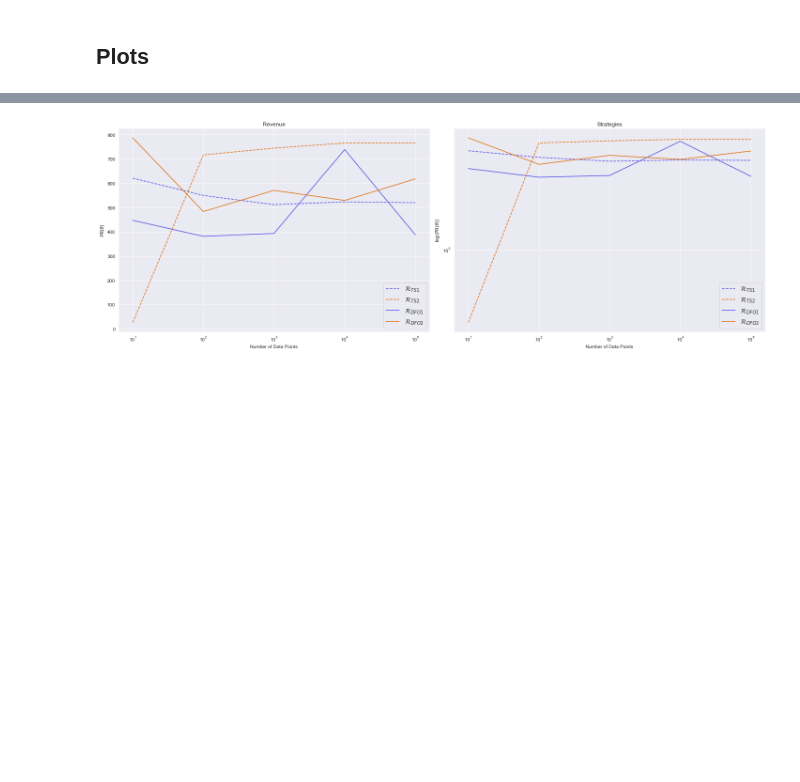
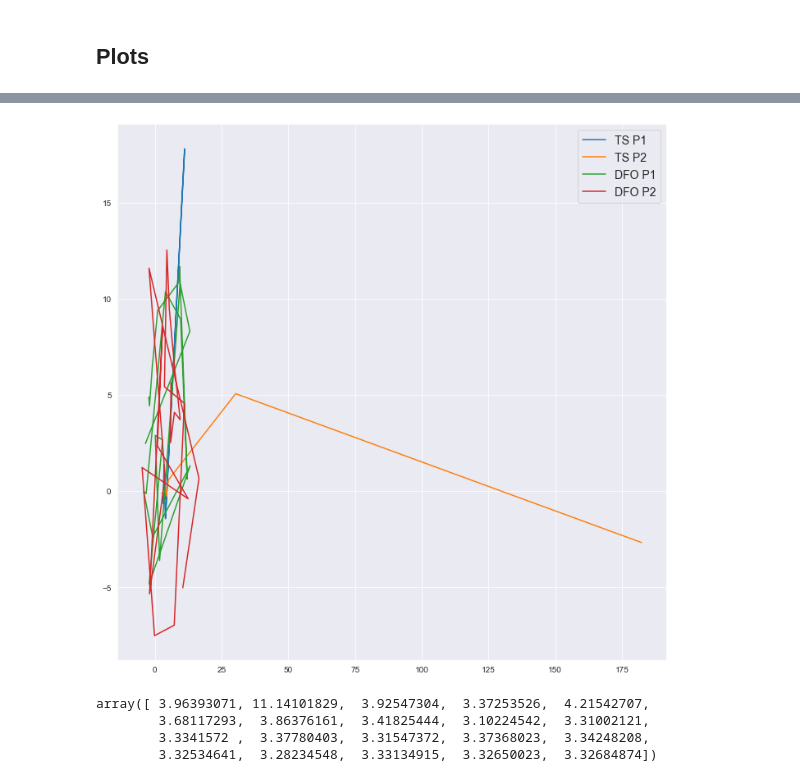
Before and after one commit to evanjfaulkner/DD-Games, a Jupyter notebook: Uber Lyft Simulation/Uber_vs_Lyft_sim.ipynb, the cells around one changed output, grey strips where cells are left out. Saved outputs shown, nothing was run; the diff lists cells and outputs as text; code cells hidden in the pictures; blank space fills up the shorter version.

```diff
--- a/Uber Lyft Simulation/Uber_vs_Lyft_sim.ipynb
+++ b/Uber Lyft Simulation/Uber_vs_Lyft_sim.ipynb
@@ -345,55 +420,22 @@ theta_2_dfo =
-# %%
-plt.figure(figsize=(20,7))
-plt.subplot(1,2,1)
-plt.semilogx(num_rounds_lst, -np.squeeze(p1_risks),
-             '--', color='#5553E6', label=r'$\mathcal{R}_{TS1}$')
-plt.semilogx(num_rounds_lst, -np.squeeze(p2_risks),
-             '--', color='#E07110', label=r'$\mathcal{R}_{TS2}$')
-
-plt.semilogx(num_rounds_lst, -np.squeeze(p3_risks),
-             '-', color='#5553E6', label=r'$\mathcal{R}_{DFO1}$')
-plt.semilogx(num_rounds_lst, -np.squeeze(p4_risks),
-             '-', color='#E07110', label=r'$\mathcal{R}_{DFO2}$')
-
-plt.xlabel("Number of Data Points")
-plt.ylabel(r"$PR(\theta)$")
-plt.title("Revenue")
-plt.legend(fontsize=14)
-
-plt.subplot(1,2,2)
-plt.loglog(num_rounds_lst, -np.squeeze(p1_risks),
-           '--', color='#5553E6', label=r'$\mathcal{R}_{TS1}$')
-plt.loglog(num_rounds_lst, -np.squeeze(p2_risks),
-           '--', color='#E07110', label=r'$\mathcal{R}_{TS2}$')
-
-plt.loglog(num_rounds_lst, -np.squeeze(p3_risks),
-           '-', color='#5553E6', label=r'$\mathcal{R}_{DFO1}$')
-plt.loglog(num_rounds_lst, -np.squeeze(p4_risks),
-           '-', color='#E07110', label=r'$\mathcal{R}_{DFO2}$')
-
-plt.xlabel("Number of Data Points")
-plt.ylabel(r"$\log(PR(\theta))$")
-plt.title('Revenue')
-plt.legend(fontsize=14)
-
-# plt.subplot(1,3,3)
-# plt.semilogx(num_rounds_lst, np.squeeze(theta_final_p1),
-#            '--', color='#5553E6', label=r'$\theta_{TS1}$')
-# plt.semilogx(num_rounds_lst, np.squeeze(theta_final_p2),
-#            '--', color='#E07110', label=r'$\theta_{TS2}$')
-
-# plt.semilogx(num_rounds_lst, np.squeeze(theta_final_p3),
-#            '-', color='#5553E6', label=r'$\theta_{DFO1}$')
-# plt.semilogx(num_rounds_lst, np.squeeze(theta_final_p4),
-#            '-', color='#E07110', label=r'$\theta_{DFO2}$')
-
-# plt.ylim(-10,10)
-plt.xlabel("Number of Data Points")
-plt.ylabel(r"$\log(PR(\theta))$")
-plt.title('Strategies')
-plt.legend(fontsize=14)
-plt.tight_layout()
-plt.savefig('DD_regression_rideshare_convergence.jpg', format='jpg')
-plt.show()
-# %% [output]
-[figure, removed]
+# %%
+plt.figure(figsize=(12,12))
+plt.plot(np.array(theta_final_p1)[:,0].squeeze(),
+         np.array(theta_final_p1)[:,1].squeeze(), label='TS P1')
+plt.plot(np.array(theta_final_p2)[:,0].squeeze(),
+         np.array(theta_final_p2)[:,1].squeeze(), label='TS P2')
+plt.plot(np.array(theta_final_p3)[:,0].squeeze(),
+         np.array(theta_final_p3)[:,1].squeeze(), label='DFO P1')
+plt.plot(np.array(theta_final_p4)[:,0].squeeze(),
+         np.array(theta_final_p4)[:,1].squeeze(), label='DFO P2')
+plt.legend(fontsize=14)
+plt.savefig('DD_regression_rideshare_trajectory.jpg', format='jpg')
+plt.show()
+# %% [output]
+[figure, added]
+# %%
+np.array(theta_final_p1)[:,0].squeeze()
+# %% [output]
+array([ 3.96393071, 11.14101829,  3.92547304,  3.37253526,  4.21542707,
+        3.68117293,  3.86376161,  3.41825444,  3.10224542,  3.31002121,
+        3.3341572 ,  3.37780403,  3.31547372,  3.37368023,  3.34248208,
+        3.32534641,  3.28234548,  3.33134915,  3.32650023,  3.32684874])
```
Also changed, not shown: parts of 11 cells of this notebook, 2 other files.
